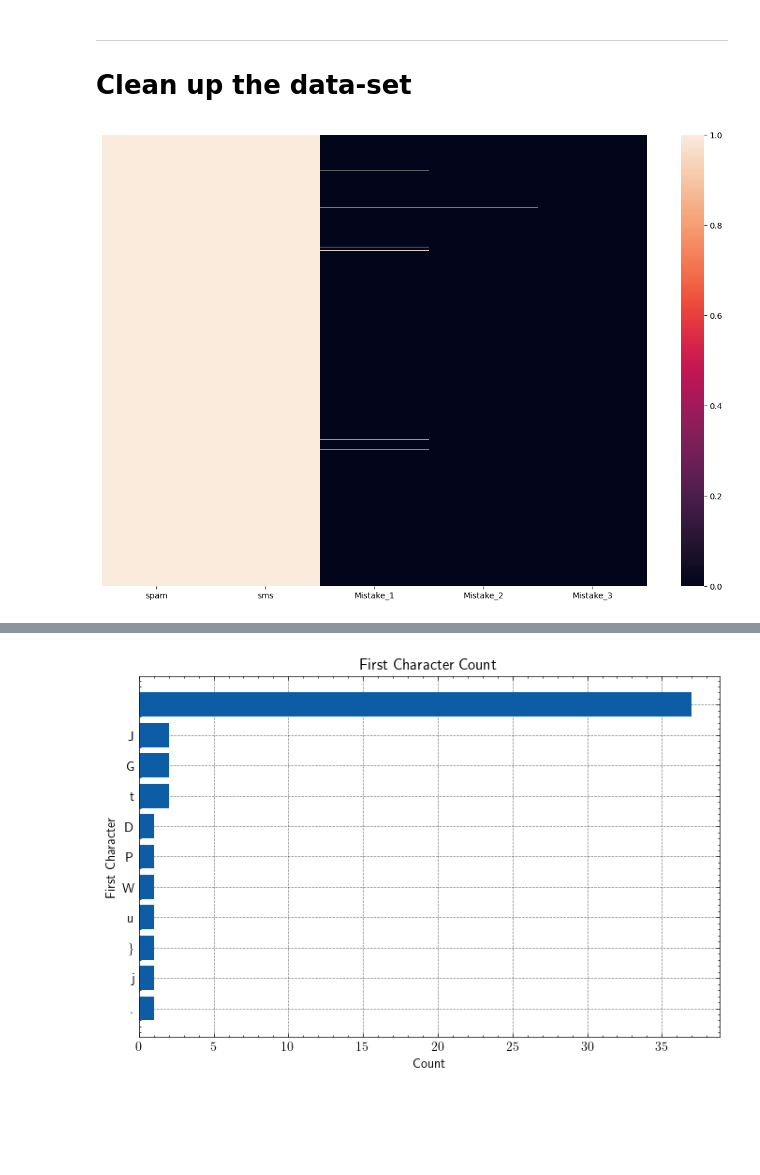
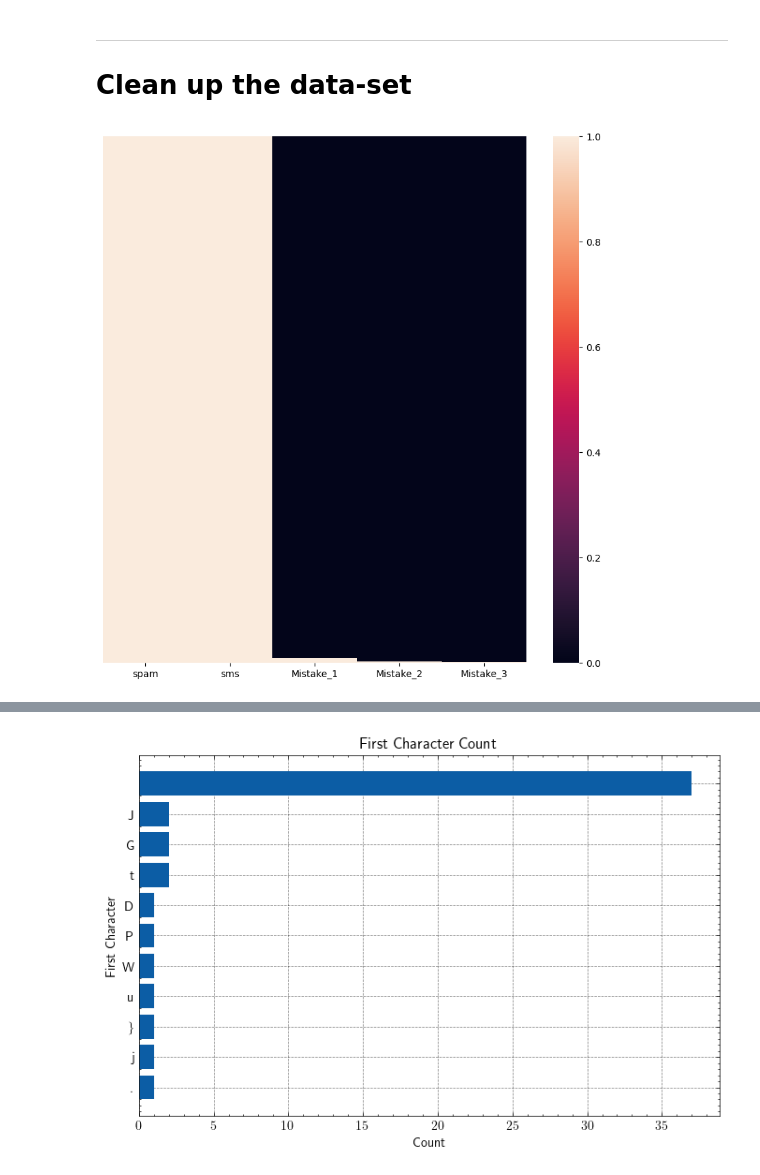
Before and after one commit to EmreArapcicUevak/AID201-Project-Spam-Detection, a Jupyter notebook: Main.ipynb, the cells around one changed output, grey strips where cells are left out. Saved outputs shown, nothing was run; the diff lists cells and outputs as text; code cells hidden in the pictures; blank space fills up the shorter version.

```diff
--- a/Main.ipynb
+++ b/Main.ipynb
@@ -73,11 +75,13 @@ memory usage: 217.8+ KB
 ---
 # Clean up the data-set
 # %%
-plt.figure(figsize=(15,10))
-sns.heatmap(data=spam_data.notna(), vmin=0, vmax=1, yticklabels=False)
+plt.figure(figsize=(10,10))
+sns.heatmap(data=spam_data.notna().sort_values(by=['Mistake_1', 'Mistake_2', 'Mistake_3']) , vmin=0, vmax=1, yticklabels=False)
+
+Path('Images/').mkdir(parents=True, exist_ok=True)
 plt.savefig('Images/Missing_Values_Pre_Processing_Visualized.pdf', dpi=600)
 # %% [output]
-[figure, old version]
+[figure, new version]
 # %%
 sms_with_non_empty_mistakes = spam_data[spam_data['Mistake_1'].notna()]
 some_examples_of_mistake_values = sms_with_non_empty_mistakes.loc[sms_with_non_empty_mistakes['sms'].str.len() < 20, 'sms' : 'Mistake_3']
```
Also changed, not shown: parts of 4 cells of this notebook.
